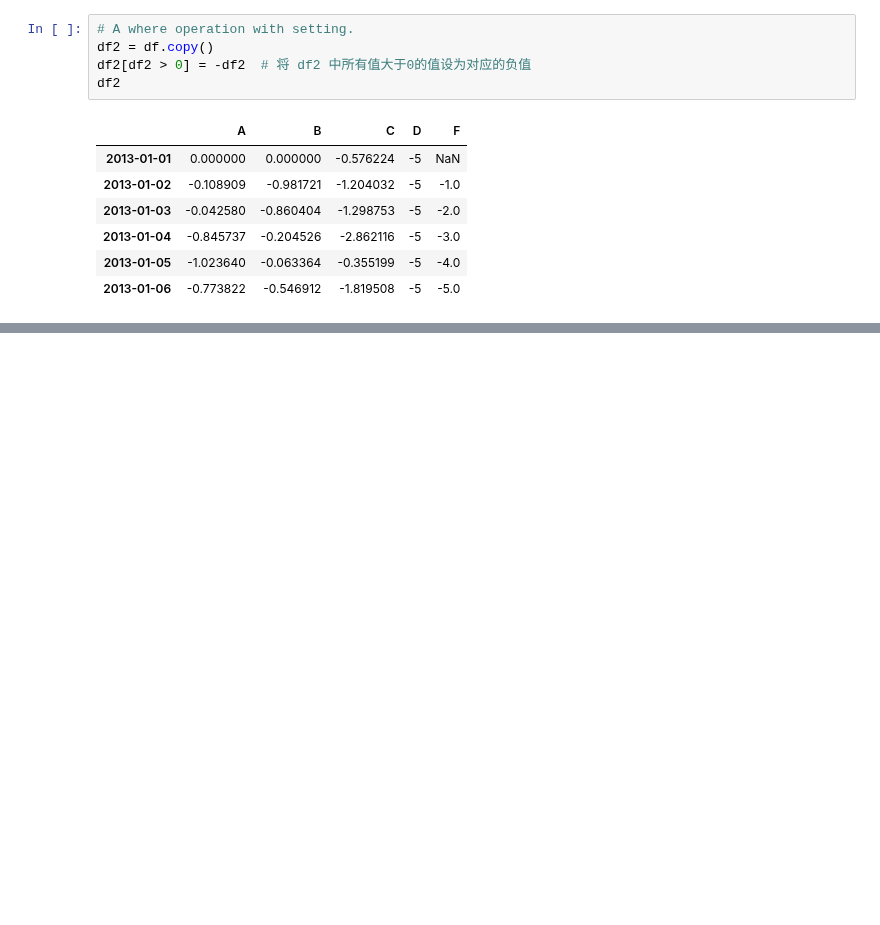
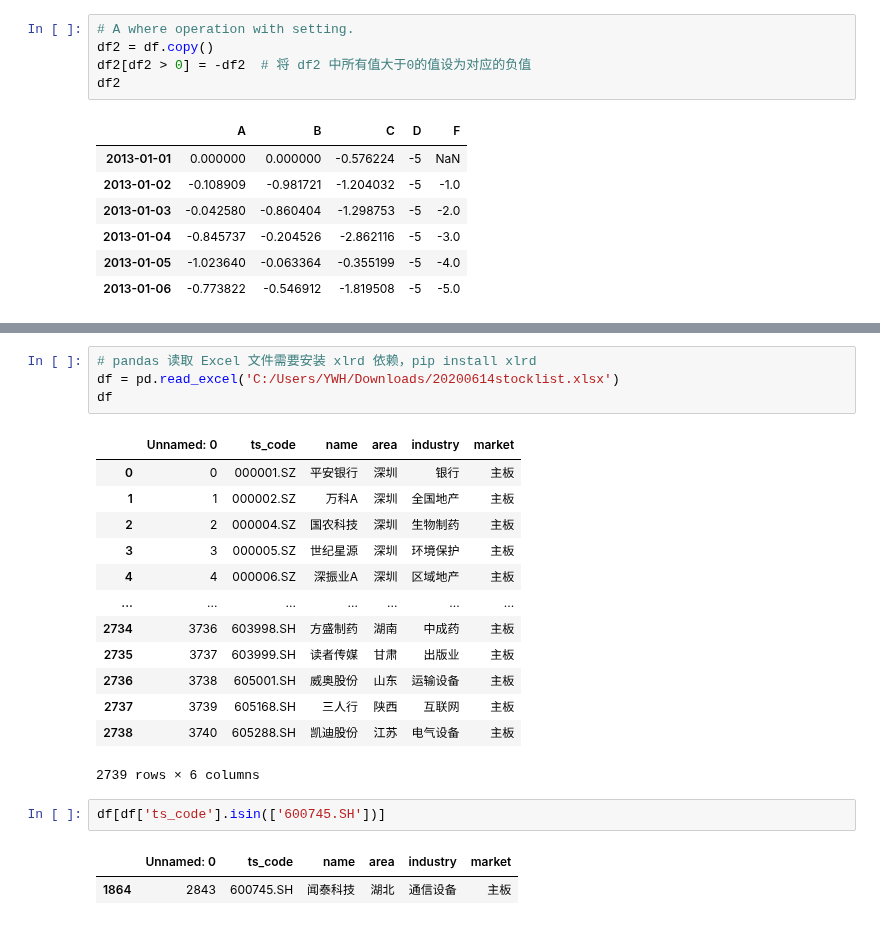
Before and after one commit to godontop/python, a Jupyter notebook: notebook/0001.ipynb, the cells around one changed output, grey strips where cells are left out. Cells and saved outputs as stored; diff of their text form; blank space fills up the shorter version.

```diff
--- a/notebook/0001.ipynb
+++ b/notebook/0001.ipynb
@@ -621,0 +961,23 @@ df2
+# %%
+# pandas 读取 Excel 文件需要安装 xlrd 依赖，pip install xlrd
+df = pd.read_excel('C:/Users/YWH/Downloads/20200614stocklist.xlsx')
+df
+# %% [output]
+|  | Unnamed: 0 | ts_code | name | area | industry | market |
+| 0 | 0 | 000001.SZ | 平安银行 | 深圳 | 银行 | 主板 |
+| 1 | 1 | 000002.SZ | 万科A | 深圳 | 全国地产 | 主板 |
+| 2 | 2 | 000004.SZ | 国农科技 | 深圳 | 生物制药 | 主板 |
+| 3 | 3 | 000005.SZ | 世纪星源 | 深圳 | 环境保护 | 主板 |
+| 4 | 4 | 000006.SZ | 深振业A | 深圳 | 区域地产 | 主板 |
+| ... | ... | ... | ... | ... | ... | ... |
+| 2734 | 3736 | 603998.SH | 方盛制药 | 湖南 | 中成药 | 主板 |
+| 2735 | 3737 | 603999.SH | 读者传媒 | 甘肃 | 出版业 | 主板 |
+| 2736 | 3738 | 605001.SH | 威奥股份 | 山东 | 运输设备 | 主板 |
+| 2737 | 3739 | 605168.SH | 三人行 | 陕西 | 互联网 | 主板 |
+| 2738 | 3740 | 605288.SH | 凯迪股份 | 江苏 | 电气设备 | 主板 |
+2739 rows × 6 columns
+# %%
+df[df['ts_code'].isin(['600745.SH'])]
+# %% [output]
+|  | Unnamed: 0 | ts_code | name | area | industry | market |
+| 1864 | 2843 | 600745.SH | 闻泰科技 | 湖北 | 通信设备 | 主板 |
```
Also changed, not shown: parts of 100 cells of this notebook.
